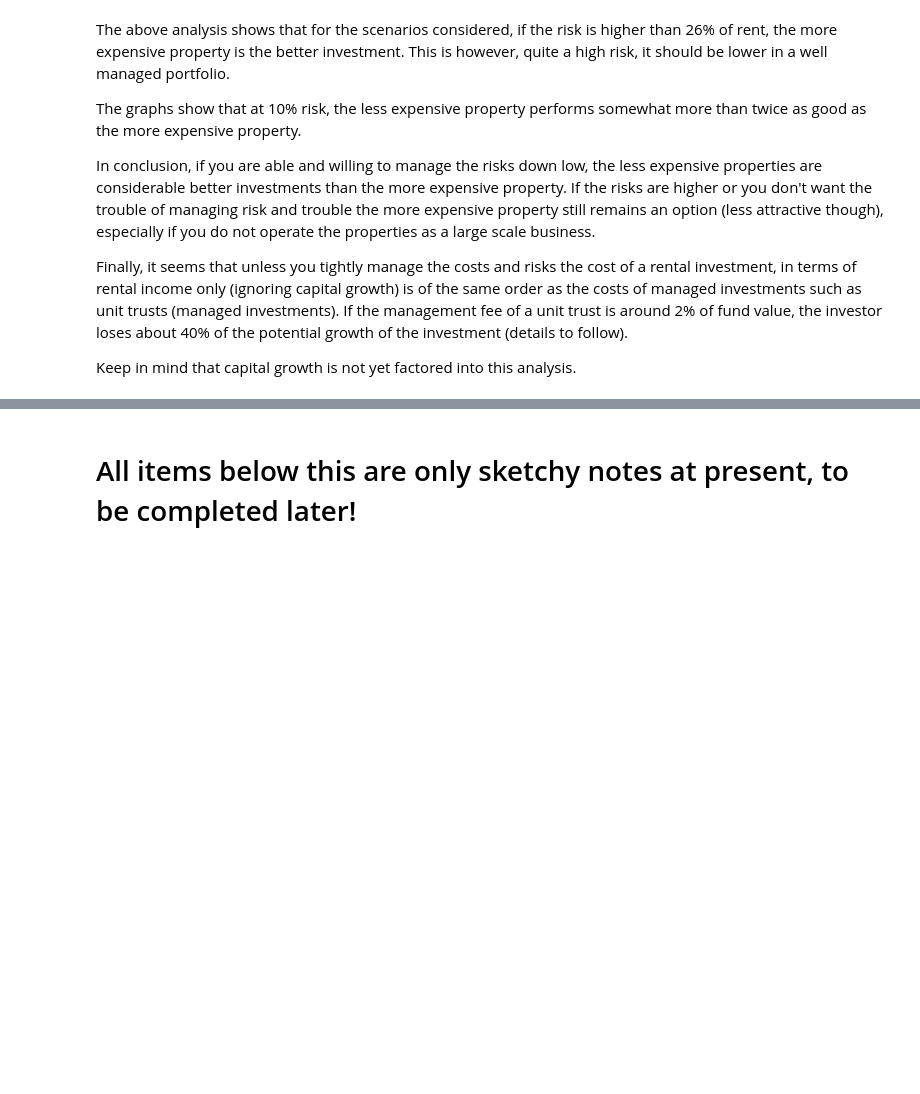
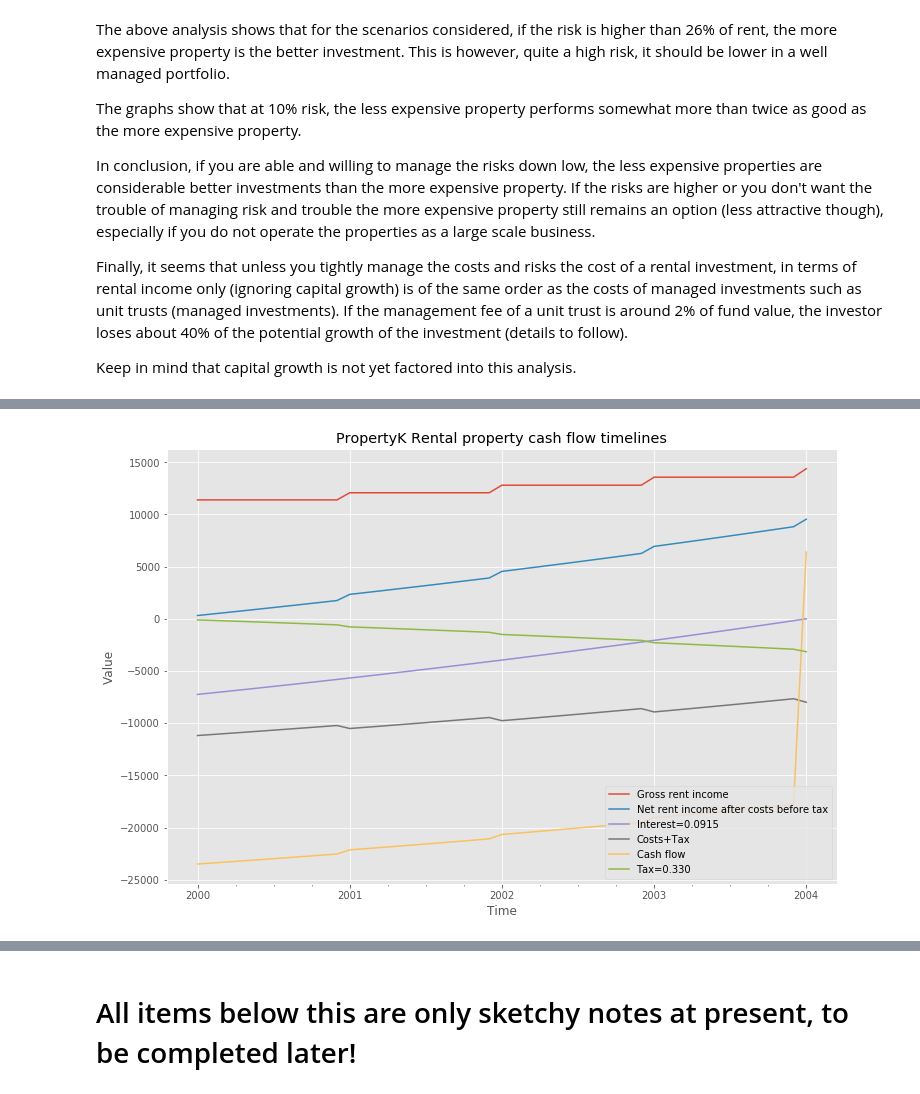
Before and after one commit to NelisW/RetirementPlanning, a Jupyter notebook: PersonalFinancialPlanning.ipynb, the cells around one changed output, grey strips where cells are left out. Saved outputs shown, nothing was run; the diff lists cells and outputs as text; code cells hidden in the pictures; blank space fills up the shorter version.

```diff
--- a/PersonalFinancialPlanning.ipynb
+++ b/PersonalFinancialPlanning.ipynb
@@ -1096,0 +1126,37 @@ Keep in mind that capital growth is not yet factored into this analysis.
+# %%
+
+sources = {
+'PropertyK':{'principal':950000, 'interest_rate':0.0915,'rentpmonth':11395,'agentPcnt':0.12,'levy':0,'ratesnt':837,} ,
+'PropertyB':{'principal':610000, 'interest_rate':0.097,'rentpmonth':6500,'agentPcnt':0.09,'levy':983,'ratesnt':653,} ,
+'PropertyV':{'principal':1, 'interest_rate':0.001,'rentpmonth':7000,'agentPcnt':0.09,'levy':585,'ratesnt':650,}
+}
+
+bondyears = 4
+calcyears = 4
+rentpermonthInc = 0.06
+maintPcnt = 0.03
+riskPcnts = 0.02
+levyInc = 0.06
+ratesntInc = 0.06
+taxs = [0.2, 0.33, 0.42]
+taxselect = 1
+
+dfSum = pd.DataFrame()
+df = pd.DataFrame()
+
+for i,key in enumerate(sources.keys()):
+    s = sources[key]
+    for taxrate in taxs:
+        dfc,istats = rentalProperty(principal=s['principal'],interest_rate=s['interest_rate'],
+                bondyears=bondyears,calcyears=calcyears,rentpmonth=s['rentpmonth'],rentpermonthInc=rentpermonthInc,
+                agentPcnt=s['agentPcnt'],levy=s['levy'],ratesnt=s['ratesnt'],levyInc=levyInc,
+                ratesntInc=ratesntInc,maintPcnt=maintPcnt,taxrate=taxrate,riskPcnt=riskPcnt,doplot=False,
+                ID=key)
+
+        df = df.append(dfc,sort=True)
+        dfSum = dfSum.append(istats,ignore_index=True)
+# %%
+dfs = df.loc[(df['Principal'] == sources['PropertyK']['principal']) & (df['TaxRate'] == taxs[taxselect])]
+plotrentalpropcashflowtimeline(dfs)
+# %% [output]
+[figure, added]
```
Also changed, not shown: parts of 18 cells of this notebook.
